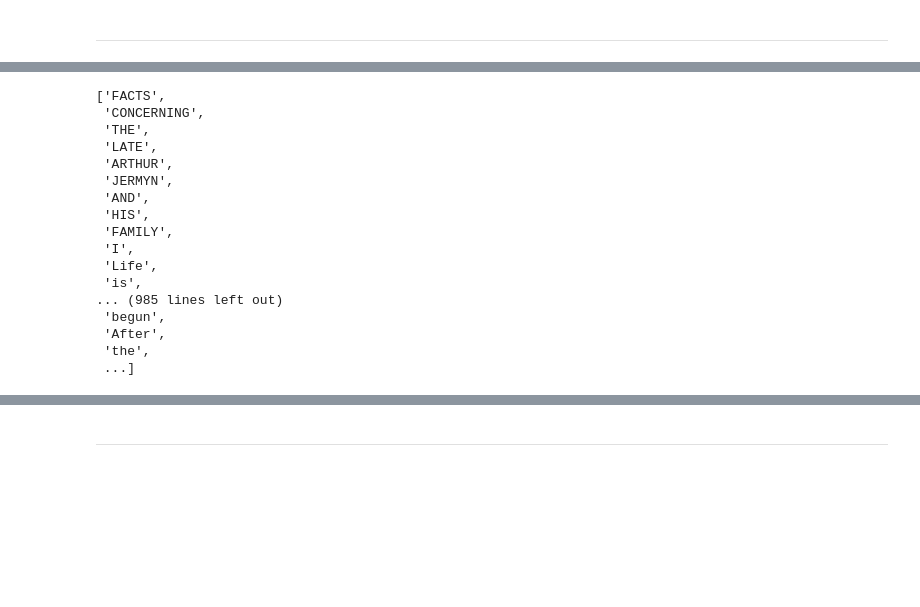
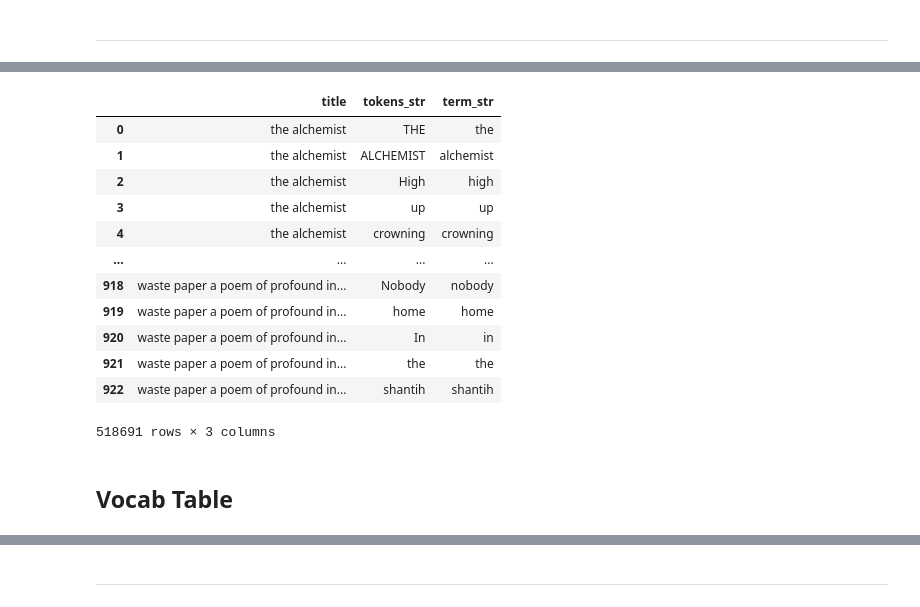
Before and after one commit to RyanDoesMath/Lovecraft-Digital-Analytical-Edition, a Jupyter notebook: lovecraft_ETA.ipynb, the cells around one changed output, grey strips where cells are left out. Drawn from its saved outputs; the diff is of its cells as text; code cells hidden in the pictures; blank space fills up the shorter version.

Commit message:
Added vocab and token tables.
Added code in the F0 to F2 notebook to make vocab and token tables.
These tables are also uploaded in data/output.

```diff
--- a/lovecraft_ETA.ipynb
+++ b/lovecraft_ETA.ipynb
@@ -272,22 +272,29 @@ tokenizable_df
 # %%
 tokenizable_df['content_lower'] = tokenizable_df['content'].str.lower()
 # %%
-tokens_raw = str(tokenizable_df.iloc[1]['content']).split()
+TOKENS = pd.DataFrame(columns=['title', 'tokens_str', 'term_str'])
+for i in range(len(tokenizable_df)):
+    tokens_str = str(tokenizable_df.iloc[i]['content']).split()
+    term_str = str(tokenizable_df.iloc[i]['content'].lower()).split()
+    temp = pd.DataFrame([tokens_str, term_str]).transpose()
+    temp.columns = ['tokens_str', 'term_str']
+    temp['title'] = str(tokenizable_df.index[i])
+    TOKENS = pd.concat([TOKENS, temp])
-# %% [output]
-['FACTS',
- 'CONCERNING',
- 'THE',
- 'LATE',
- 'ARTHUR',
- 'JERMYN',
- 'AND',
- 'HIS',
- 'FAMILY',
- 'I',
- 'Life',
- 'is',
-... (985 lines left out)
- 'begun',
- 'After',
- 'the',
- ...]
+# %%
+TOKENS
+# %% [output]
+|  | title | tokens_str | term_str |
+| 0 | the alchemist | THE | the |
+| 1 | the alchemist | ALCHEMIST | alchemist |
+| 2 | the alchemist | High | high |
+| 3 | the alchemist | up | up |
+| 4 | the alchemist | crowning | crowning |
+| ... | ... | ... | ... |
+| 918 | waste paper a poem of profound in... | Nobody | nobody |
+| 919 | waste paper a poem of profound in... | home | home |
+| 920 | waste paper a poem of profound in... | In | in |
+| 921 | waste paper a poem of profound in... | the | the |
+| 922 | waste paper a poem of profound in... | shantih | shantih |
+518691 rows × 3 columns
+# %% [markdown]
+## Vocab Table
```
Also changed, not shown: parts of 7 cells of this notebook, 2 other files.
